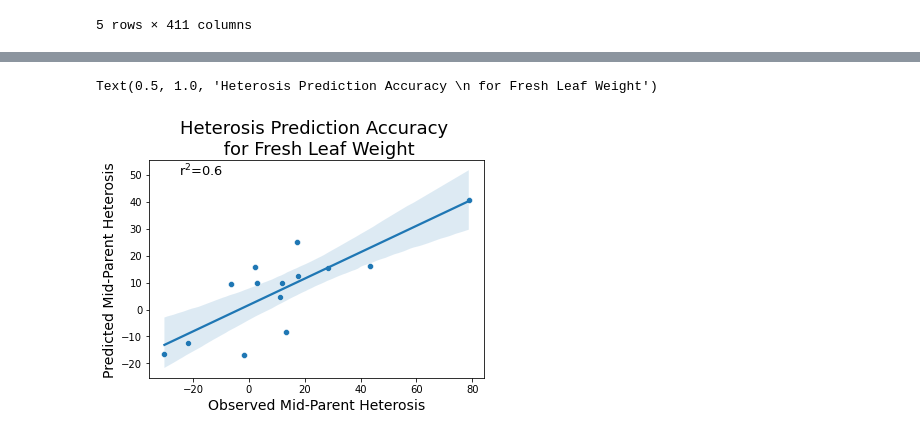
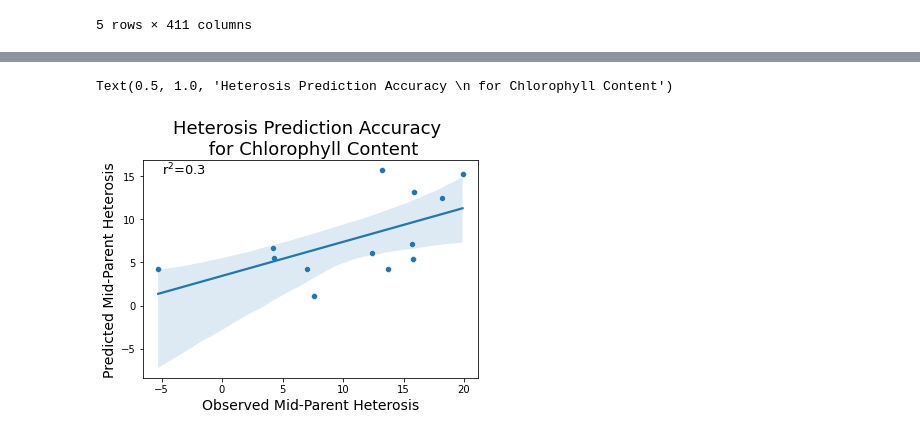
Before and after one commit to distip/Maize_2022_Brooke, a Jupyter notebook: Analysis.ipynb, the cells around one changed output, grey strips where cells are left out. Saved outputs shown, nothing was run; the diff lists cells and outputs as text; code cells hidden in the pictures.

Commit message:
last updates in poster plots

```diff
--- a/Analysis.ipynb
+++ b/Analysis.ipynb
@@ -234,22 +236,27 @@ data2
+# %%
+observed_het = data2.loc[data2['Trait'] == 'SPAD', 'Observed Heterosis']
+predicted_het = data2.loc[data2['Trait'] == 'SPAD', 'Predicted Heterosis']
+# %%
+plot_data= data2.loc[data2['Trait'] == 'SPAD' , :]
 # %%
 from scipy.stats import pearsonr, spearmanr
 
-r, p = spearmanr(data2['Observed Heterosis'], data2['Predicted Heterosis'])
+r, p = spearmanr(observed_het, predicted_het)
 r2 = r**2
 text =r2, p
 #text = [np.round(r2, 2) for r2 in text]
 text =(np.round(r2,2), np.round(p,3))
 # %%
 text1 = 'r$^2$=%s' % text[0]
-sns.regplot(x='Observed Heterosis', y='Predicted Heterosis' , scatter_kws={'s' : 15}, data=data2)
+sns.regplot(x='Observed Heterosis', y='Predicted Heterosis' , scatter_kws={'s' : 15}, data=plot_data)
 xmin , xmax , ymin, ymax = plt.axis()
-sns.scatterplot(x='Observed Heterosis', y='Predicted Heterosis', data=data2).text((-25), ymax*0.90, text1, fontsize=13)
+sns.scatterplot(x='Observed Heterosis', y='Predicted Heterosis', data=plot_data).text((-5), ymax*0.90, text1, fontsize=13)
 plt.xlabel('Observed Mid-Parent Heterosis', fontsize=14)
 plt.ylabel('Predicted Mid-Parent Heterosis', fontsize=14)
-plt.title('Heterosis Prediction Accuracy \n for Fresh Leaf Weight', fontsize=18)
+plt.title('Heterosis Prediction Accuracy \n for Chlorophyll Content', fontsize=18)
 # %% [output]
-Text(0.5, 1.0, 'Heterosis Prediction Accuracy \n for Fresh Leaf Weight')
+Text(0.5, 1.0, 'Heterosis Prediction Accuracy \n for Chlorophyll Content')
-[figure, old version]
+[figure, new version]
 # %%
 from scipy.stats import pearsonr, spearmanr
 #y_pred2 = [x[0] for x in y_pred]
```
Also changed, not shown: parts of 12 cells of this notebook, 2 other files.
